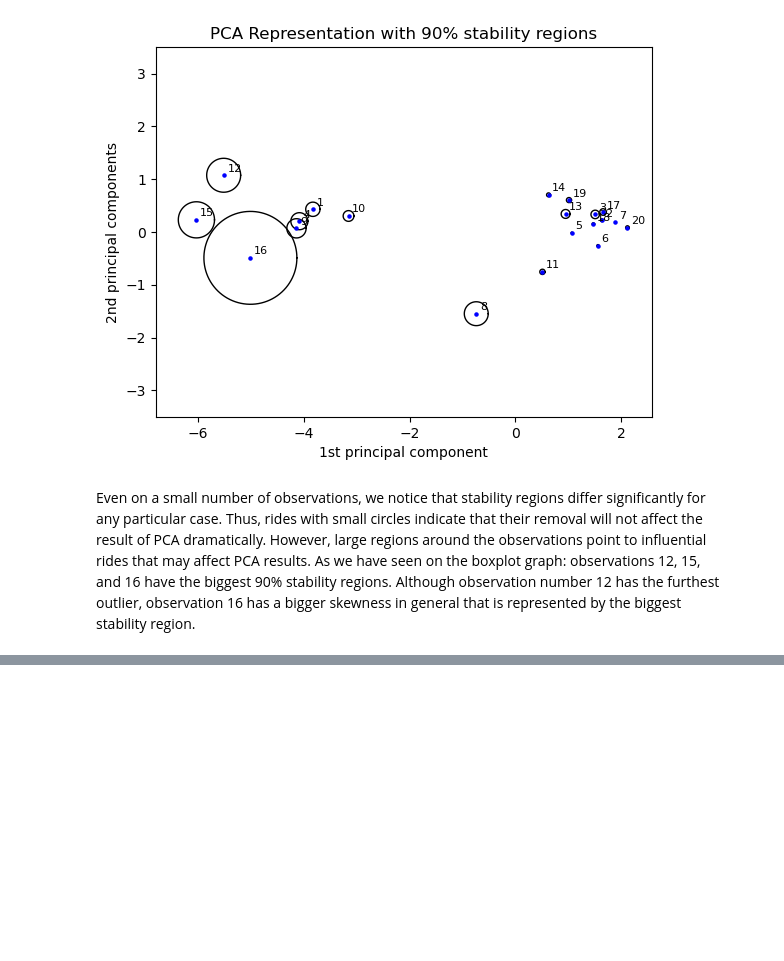
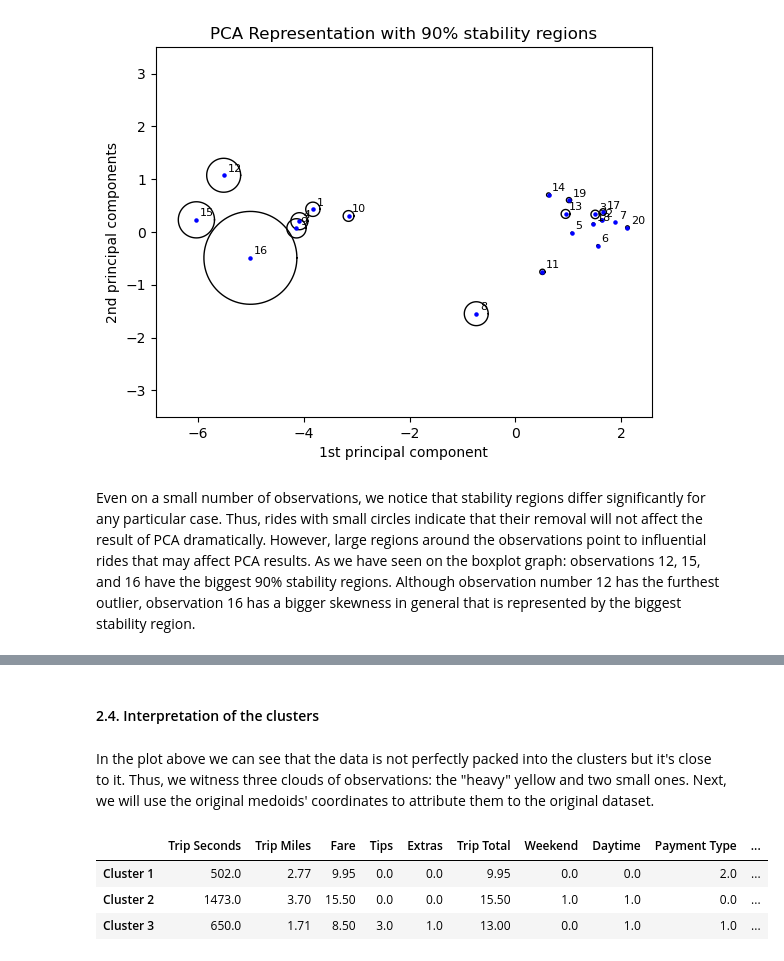
Before and after one commit to karakumka/portfolio, a Jupyter notebook: Project1/PCA_taxi.ipynb, the cells around one changed output, grey strips where cells are left out. Drawn from its saved outputs; the diff is of its cells as text; code cells hidden in the pictures; blank space fills up the shorter version.

```diff
--- a/Project1/PCA_taxi.ipynb
+++ b/Project1/PCA_taxi.ipynb
@@ -321,0 +466,13 @@ Even on a small number of observations, we notice that stability regions differ
+# %% [markdown]
+#### 2.4. Interpretation of the clusters
+# %% [markdown]
+In the plot above we can see that the data is not perfectly packed into the clusters but it's close to it. Thus, we witness three clouds of observations: the "heavy" yellow and two small ones. Next, we will use the original medoids' coordinates to attribute them to the original dataset.
+# %%
+clusters_df = pd.DataFrame(medoid_coords, columns=['Trip Seconds', 'Trip Miles', 'Fare', 'Tips', 'Extras', 'Trip Total',
+       'Weekend', 'Daytime', 'Payment Type', 'Company'], index=['Cluster 1', 'Cluster 2', 'Cluster 3'])
+clusters_df
+# %% [output]
+|  | Trip Seconds | Trip Miles | Fare | Tips | Extras | Trip Total | Weekend | Daytime | Payment Type | ... |
+| Cluster 1 | 502.0 | 2.77 | 9.95 | 0.0 | 0.0 | 9.95 | 0.0 | 0.0 | 2.0 | ... |
+| Cluster 2 | 1473.0 | 3.70 | 15.50 | 0.0 | 0.0 | 15.50 | 1.0 | 1.0 | 0.0 | ... |
+| Cluster 3 | 650.0 | 1.71 | 8.50 | 3.0 | 1.0 | 13.00 | 0.0 | 1.0 | 1.0 | ... |
```
Also changed, not shown: parts of 27 cells of this notebook.
